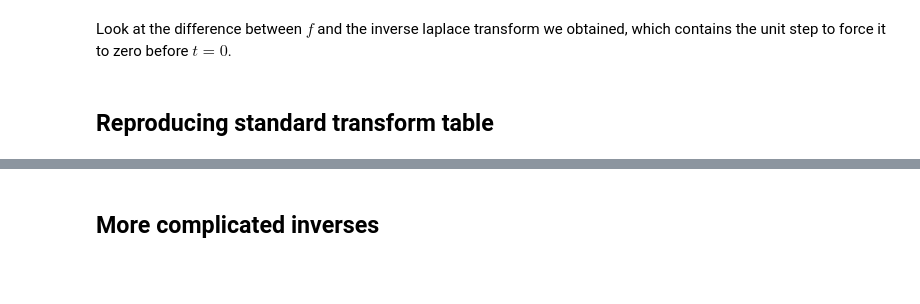
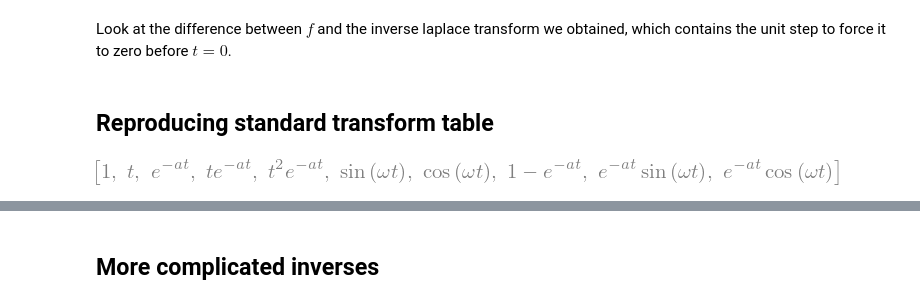
Before and after one commit to williebonavente/CodeTest, a Jupyter notebook: sympy/algebra/notebook11.ipynb, the cells around one changed output, grey strips where cells are left out. Saved outputs shown, nothing was run; the diff lists cells and outputs as text; code cells hidden in the pictures; blank space fills up the shorter version.

```diff
--- a/sympy/algebra/notebook11.ipynb
+++ b/sympy/algebra/notebook11.ipynb
@@ -53,22 +64,24 @@ p.show()
 # %% [markdown]
 ## Reproducing standard transform table
 # %%
-omega = sympy.Symbol('omega', real=True)
-exp = sympy.exp
-sin = sympy.sin
-cos = sympy.cos
+omega = Symbol('omega', real=True)
+exp = exp
+sin = sin
+cos = cos
 functions = [1,
          t,
          exp(-a*t),
          t*exp(-a*t),
          t**2*exp(-a*t),
          sin(omega*t),
          cos(omega*t),
          1 - exp(-a*t),
          exp(-a*t)*sin(omega*t),
          exp(-a*t)*cos(omega*t),
          ]
 functions
+# %% [output]
+[figure, added]
 # %%
 Fs = [L(f) for f in functions]
 Fs
```
Also changed, not shown: parts of 24 cells of this notebook.
